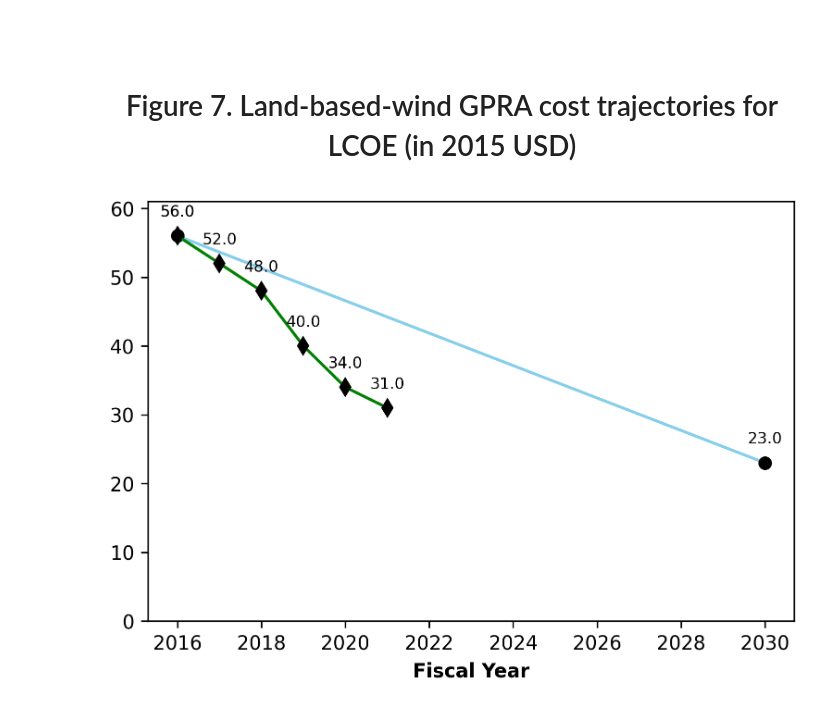
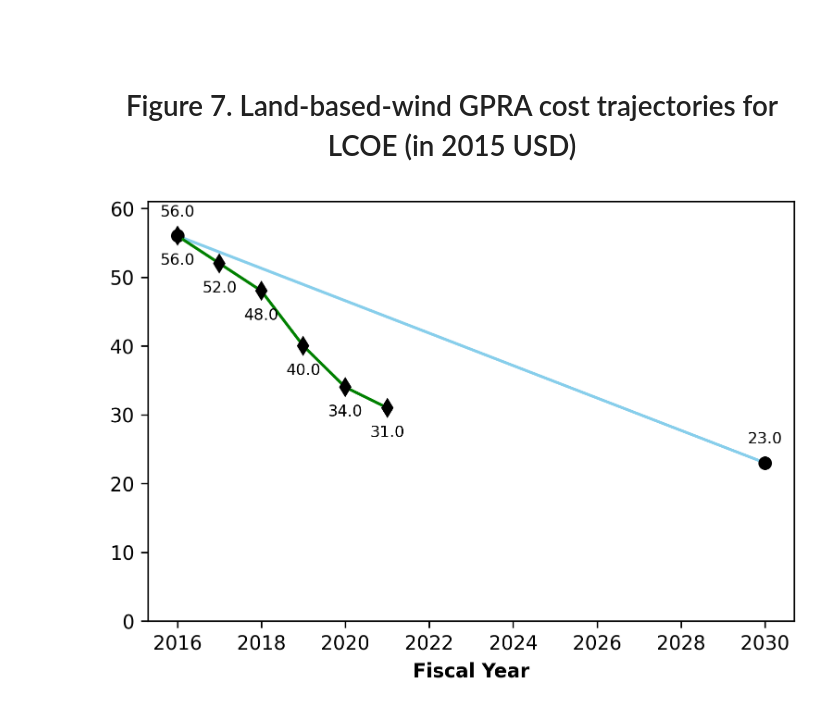
Before and after one commit to WISDEM/LandBOSSE, a Jupyter notebook: landbosse_notebook.ipynb, the cells around one changed output. Saved outputs shown, nothing was run; the diff lists cells and outputs as text; code cells hidden in the pictures.

Commit message:
Complete figure 7

```diff
--- a/landbosse_notebook.ipynb
+++ b/landbosse_notebook.ipynb
@@ -613,32 +613,32 @@ plt.plot(actuals_x,
          marker='d',
          markerfacecolor='black',
          markeredgecolor='black',
          color='green',
          label='GRPA Trajectory')
 
 max_y = [*gpra_y, *actuals_y]
 
 plt.xlabel('Fiscal Year', fontweight='bold')
 
 for index in range(len(actuals_x)):
   label = "{:.1f}".format(actuals_y[index])
   plt.annotate(label,
                  (actuals_x[index],actuals_y[index]),
                  textcoords="offset points",
-                 xytext=(0,10),
+                 xytext=(0,-15),
                  ha='center',
                  size=8)
 
 for index in range(len(gpra_x)):
   label = "{:.1f}".format(gpra_y[index])
   plt.annotate(label,
                  (gpra_x[index],gpra_y[index]),
                  textcoords="offset points",
                  xytext=(0,10),
                  ha='center',
                  size=8)
 
 plt.ylim([0, (max(max_y) + 5)])
 plt.show()
 # %% [output]
-[figure, old version]
+[figure, new version]
```
